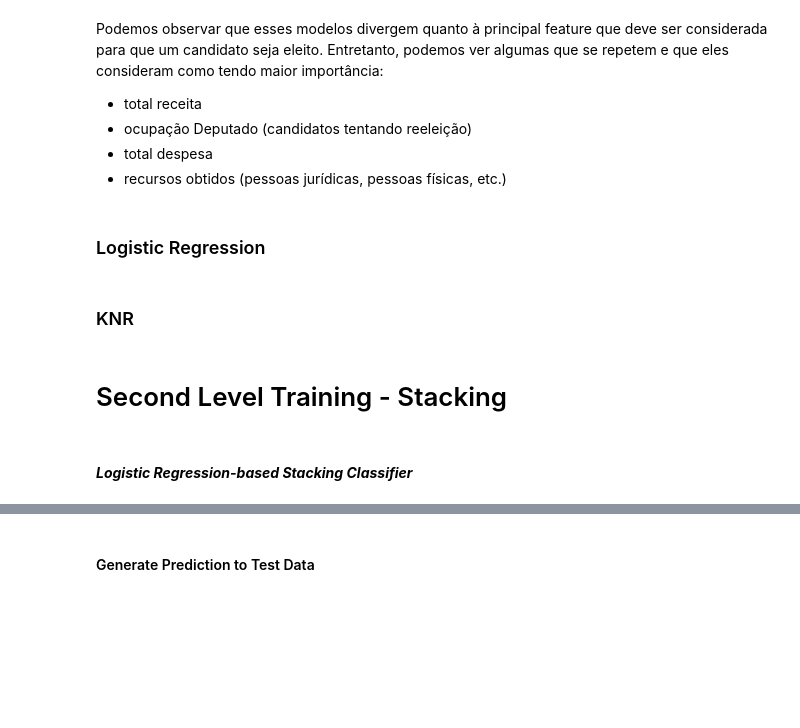
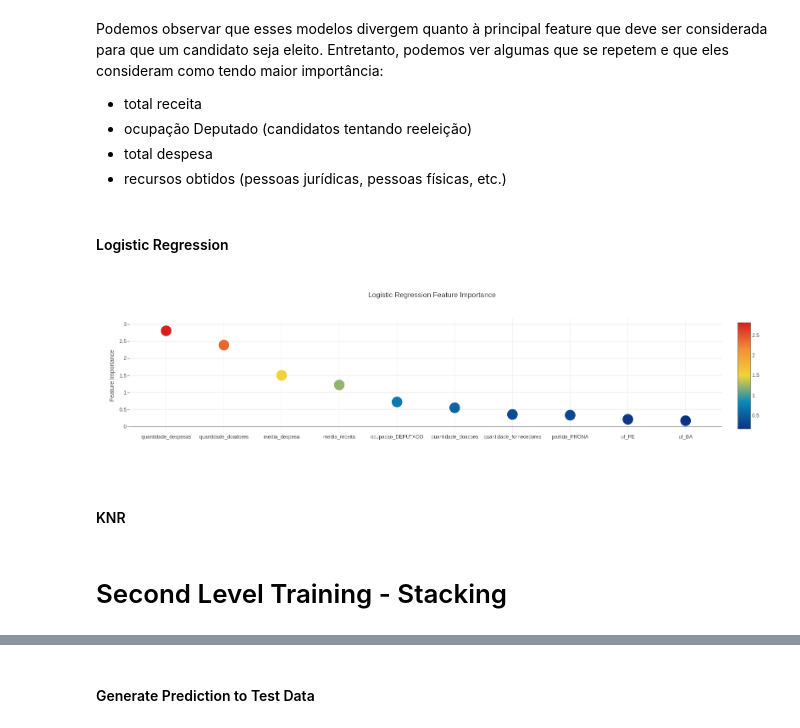
Before and after one commit to guilhermemg/ml-mestrado, a Jupyter notebook: notebooks/assignment-4.ipynb, the cells around one changed output, grey strips where cells are left out. Saved outputs shown, nothing was run; the diff lists cells and outputs as text; code cells hidden in the pictures; blank space fills up the shorter version.

```diff
--- a/notebooks/assignment-4.ipynb
+++ b/notebooks/assignment-4.ipynb
@@ -514,9 +633,11 @@ Podemos observar que esses modelos divergem quanto à principal feature que deve
 * total despesa
 * recursos obtidos (pessoas jurídicas, pessoas físicas, etc.)
 # %% [markdown]
-### Logistic Regression
+#### Logistic Regression
-# %%
-lr   = load_trained_model(ModelsPaths.LR_PATH)
-plot_feature_importances(lr, ModelsNames.LR)
+# %%
+lr_clf = lr.get_clf()
+plot_feature_importances(lr_clf, ModelsNames.LR)
+# %% [output]
+[figure, added]
 # %% [markdown]
-### KNR
+#### KNR
@@ -529,4 +650,2 @@ xgb  = load_trained_model(ModelsPaths.XGB_PATH)
 # %% [markdown]
 # Second Level Training - Stacking
-# %% [markdown]
-#### _**Logistic Regression-based Stacking Classifier**_
```
Also changed, not shown: parts of 28 cells of this notebook, 1 other file.
